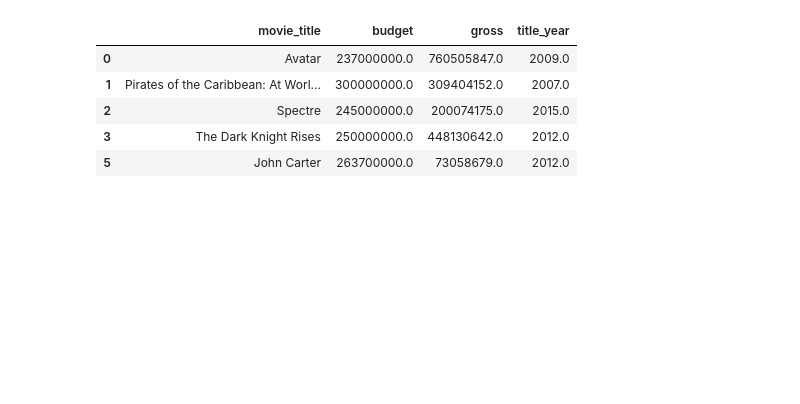
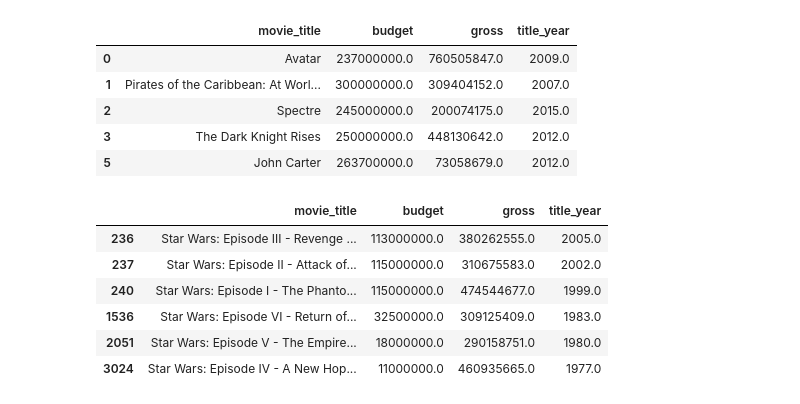
Before and after one commit to pjohsz/Project_One, a Jupyter notebook: Project One.ipynb, the cells around one changed output. Drawn from its saved outputs; the diff is of its cells as text; code cells hidden in the pictures; blank space fills up the shorter version.

```diff
--- a/Project One.ipynb
+++ b/Project One.ipynb
@@ -99,4 +92,18 @@ reduced_movie_df.head()
 | 2 | Spectre | 245000000.0 | 200074175.0 | 2015.0 |
 | 3 | The Dark Knight Rises | 250000000.0 | 448130642.0 | 2012.0 |
 | 5 | John Carter | 263700000.0 | 73058679.0 | 2012.0 |
+# %%
+# Extract the Star Wars Movie information
+starwars_df = reduced_movie_df[reduced_movie_df['movie_title'].str.contains("Star Wars")]
+starwars_df
+
+starwars_df.head(15)
+# %% [output]
+|  | movie_title | budget | gross | title_year |
+| 236 | Star Wars: Episode III - Revenge ... | 113000000.0 | 380262555.0 | 2005.0 |
+| 237 | Star Wars: Episode II - Attack of... | 115000000.0 | 310675583.0 | 2002.0 |
+| 240 | Star Wars: Episode I - The Phanto... | 115000000.0 | 474544677.0 | 1999.0 |
+| 1536 | Star Wars: Episode VI - Return of... | 32500000.0 | 309125409.0 | 1983.0 |
+| 2051 | Star Wars: Episode V - The Empire... | 18000000.0 | 290158751.0 | 1980.0 |
+| 3024 | Star Wars: Episode IV - A New Hop... | 11000000.0 | 460935665.0 | 1977.0 |
 # %%
```
Also changed, not shown: parts of 8 cells of this notebook, 3 other files.
